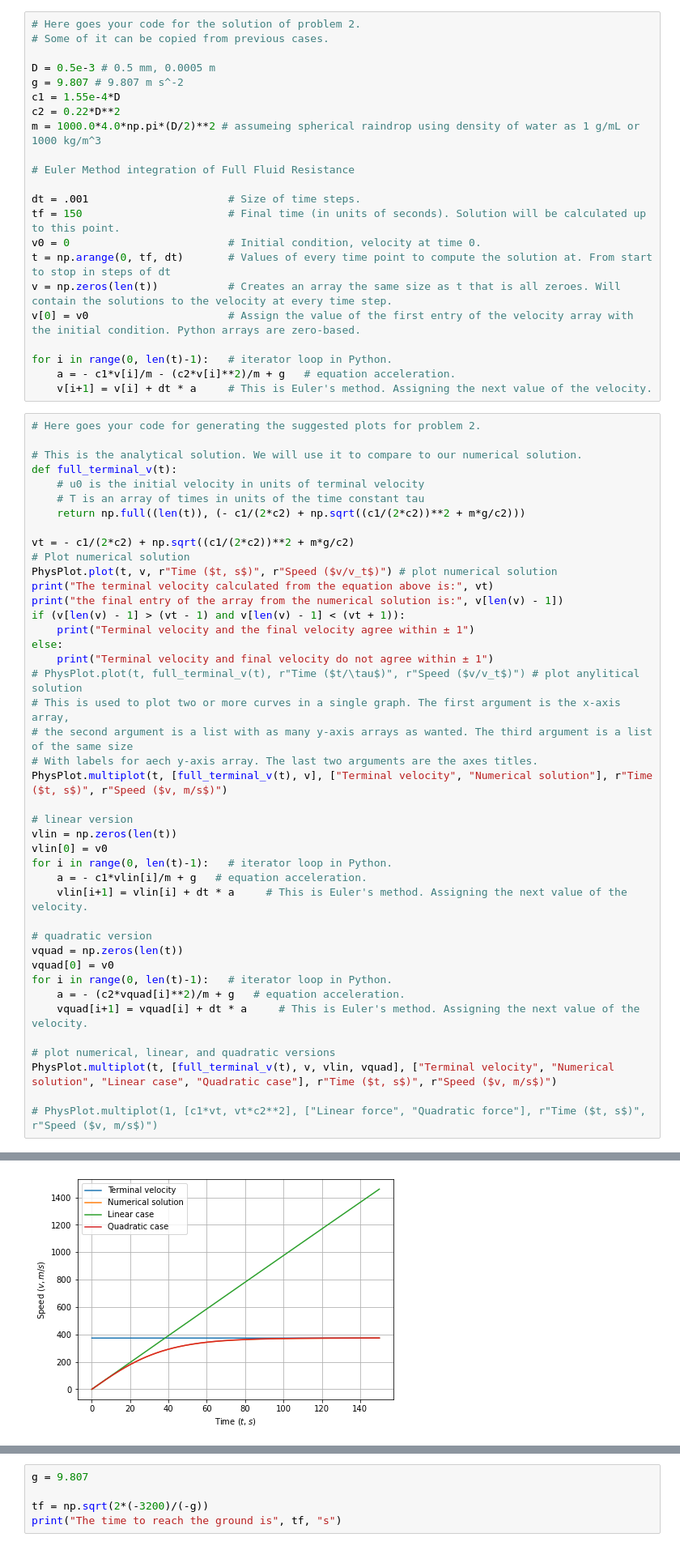
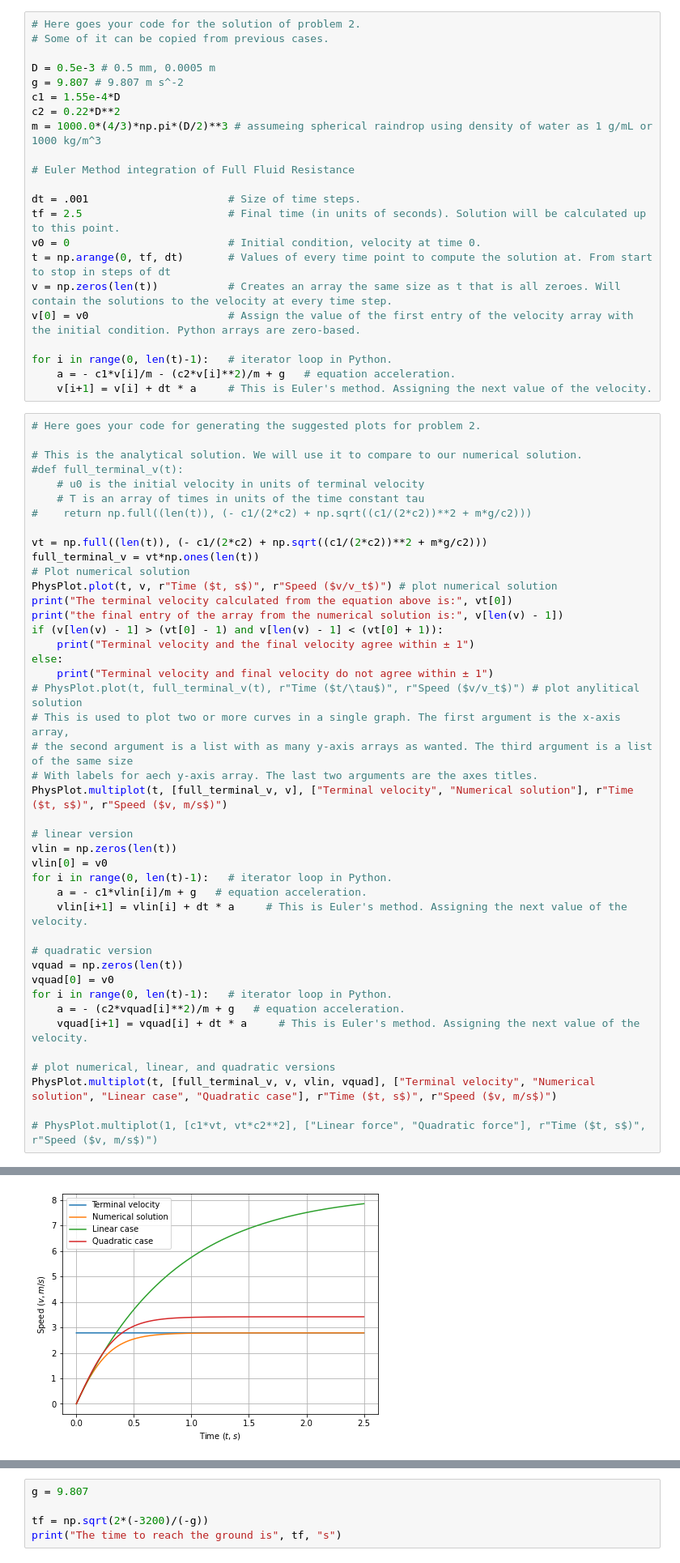
Before and after one commit to Youngposeidon/computational-mechanics-delivery, a Jupyter notebook: project1kieren.ipynb, the cells around one changed output, grey strips where cells are left out. Shown at 81% size. Cells and saved outputs as stored; diff of their text form.

```diff
--- a/project1kieren.ipynb
+++ b/project1kieren.ipynb
@@ -354,12 +354,12 @@ D = 0.5e-3 # 0.5 mm, 0.0005 m
 g = 9.807 # 9.807 m s^-2
 c1 = 1.55e-4*D
 c2 = 0.22*D**2
-m = 1000.0*4.0*np.pi*(D/2)**2 # assumeing spherical raindrop using density of water as 1 g/mL or 1000 kg/m^3
+m = 1000.0*(4/3)*np.pi*(D/2)**3 # assumeing spherical raindrop using density of water as 1 g/mL or 1000 kg/m^3
 
 # Euler Method integration of Full Fluid Resistance
 
 dt = .001                      # Size of time steps.
-tf = 150                       # Final time (in units of seconds). Solution will be calculated up to this point.
+tf = 2.5                       # Final time (in units of seconds). Solution will be calculated up to this point.
 v0 = 0                         # Initial condition, velocity at time 0.
 t = np.arange(0, tf, dt)       # Values of every time point to compute the solution at. From start to stop in steps of dt
 v = np.zeros(len(t))           # Creates an array the same size as t that is all zeroes. Will contain the solutions to the velocity at every time step.
@@ -372,17 +372,18 @@ for i in range(0, len(t)-1):   # iterator loop in Python.
 # Here goes your code for generating the suggested plots for problem 2.
 
 # This is the analytical solution. We will use it to compare to our numerical solution.
-def full_terminal_v(t):
+#def full_terminal_v(t):
     # u0 is the initial velocity in units of terminal velocity
     # T is an array of times in units of the time constant tau
-    return np.full((len(t)), (- c1/(2*c2) + np.sqrt((c1/(2*c2))**2 + m*g/c2)))
+#    return np.full((len(t)), (- c1/(2*c2) + np.sqrt((c1/(2*c2))**2 + m*g/c2)))
 
-vt = - c1/(2*c2) + np.sqrt((c1/(2*c2))**2 + m*g/c2)
+vt = np.full((len(t)), (- c1/(2*c2) + np.sqrt((c1/(2*c2))**2 + m*g/c2)))
+full_terminal_v = vt*np.ones(len(t))
 # Plot numerical solution
 PhysPlot.plot(t, v, r"Time ($t, s$)", r"Speed ($v/v_t$)") # plot numerical solution
-print("The terminal velocity calculated from the equation above is:", vt)
+print("The terminal velocity calculated from the equation above is:", vt[0])
 print("the final entry of the array from the numerical solution is:", v[len(v) - 1])
-if (v[len(v) - 1] > (vt - 1) and v[len(v) - 1] < (vt + 1)):
+if (v[len(v) - 1] > (vt[0] - 1) and v[len(v) - 1] < (vt[0] + 1)):
     print("Terminal velocity and the final velocity agree within ± 1")
 else:
     print("Terminal velocity and final velocity do not agree within ± 1")
@@ -390,7 +391,7 @@ else:
 # This is used to plot two or more curves in a single graph. The first argument is the x-axis array,
 # the second argument is a list with as many y-axis arrays as wanted. The third argument is a list of the same size
 # With labels for aech y-axis array. The last two arguments are the axes titles.
-PhysPlot.multiplot(t, [full_terminal_v(t), v], ["Terminal velocity", "Numerical solution"], r"Time ($t, s$)", r"Speed ($v, m/s$)")
+PhysPlot.multiplot(t, [full_terminal_v, v], ["Terminal velocity", "Numerical solution"], r"Time ($t, s$)", r"Speed ($v, m/s$)")
 
 # linear version
 vlin = np.zeros(len(t))
@@ -407,7 +408,7 @@ for i in range(0, len(t)-1):   # iterator loop in Python.
     vquad[i+1] = vquad[i] + dt * a     # This is Euler's method. Assigning the next value of the velocity.
 
 # plot numerical, linear, and quadratic versions
-PhysPlot.multiplot(t, [full_terminal_v(t), v, vlin, vquad], ["Terminal velocity", "Numerical solution", "Linear case", "Quadratic case"], r"Time ($t, s$)", r"Speed ($v, m/s$)")
+PhysPlot.multiplot(t, [full_terminal_v, v, vlin, vquad], ["Terminal velocity", "Numerical solution", "Linear case", "Quadratic case"], r"Time ($t, s$)", r"Speed ($v, m/s$)")
 
 # PhysPlot.multiplot(1, [c1*vt, vt*c2**2], ["Linear force", "Quadratic force"], r"Time ($t, s$)", r"Speed ($v, m/s$)")
 # %% [output]
@@ -419,2 +420,2 @@ Terminal velocity and the final velocity agree within ± 1
-[figure, old version]
+[figure, new version]
 # %%
```
Also changed, not shown: parts of 4 cells of this notebook.
